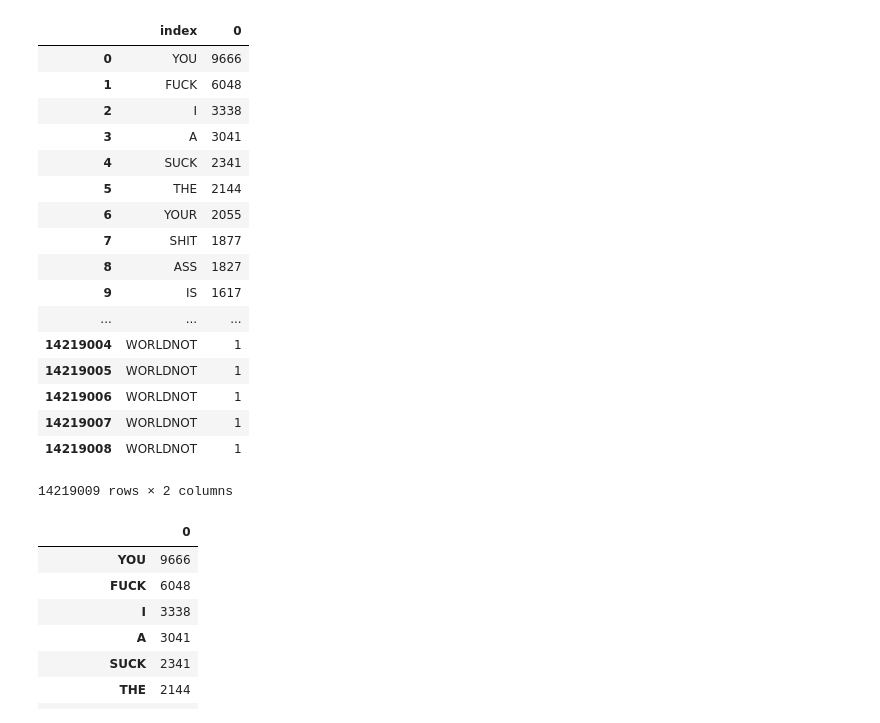
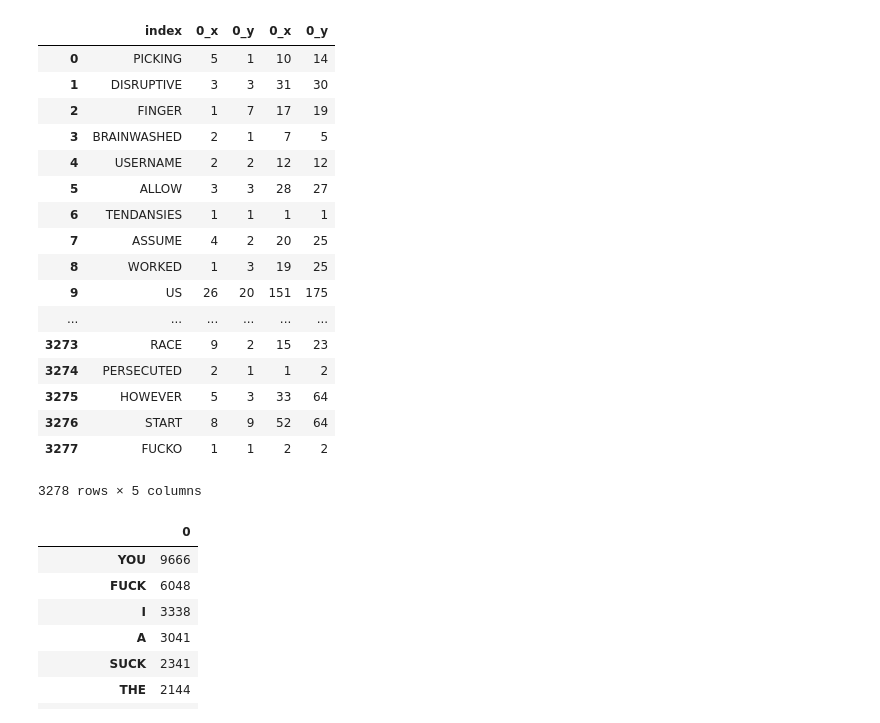
Before and after one commit to ashleyjiang28/toxic-comment, a Jupyter notebook: WordSubsetting.ipynb, the cells around one changed output. Cells and saved outputs as stored; diff of their text form; code cells hidden in the pictures.

```diff
--- a/WordSubsetting.ipynb
+++ b/WordSubsetting.ipynb
@@ -67,30 +77,49 @@ df = df_all
 # %%
 df = df[df["toxic"] == 1]
-
 di = search_subset(df)
-toxic = pd.DataFrame.from_dict(di,'index').sort_values(0, ascending=False)
-
+toxic = pd.DataFrame.from_dict(di,'index').reset_index()
+#.sort_values(0, ascending=False)
 df = df_all
 df = df[df["severe_toxic"] == 1]
 di = search_subset(df)
-severe = pd.DataFrame.from_dict(di,'index').sort_values(0, ascending=False)
+severe = pd.DataFrame.from_dict(di,'index').reset_index()
+
+df = df_all
+df = df[df["obscene"] == 1]
+di = search_subset(df)
+obscene = pd.DataFrame.from_dict(di,'index').reset_index()
+
+df = df_all
+df = df[df["insult"] == 1]
+di = search_subset(df)
+insult = pd.DataFrame.from_dict(di,'index').reset_index()
+
+df = df_all
+df = df[df["identity_hate"] == 1]
+di = search_subset(df)
+hate = pd.DataFrame.from_dict(di,'index').reset_index()
+
+data = toxic.merge(severe,on = "index")
+data = data.merge(insult, on = "index")
+data = data.merge(obscene, on = "index")
+data
 # %% [output]
-|  | index | 0 |
-| 0 | YOU | 9666 |
-| 1 | FUCK | 6048 |
-| 2 | I | 3338 |
-| 3 | A | 3041 |
-| 4 | SUCK | 2341 |
-| 5 | THE | 2144 |
-| 6 | YOUR | 2055 |
-| 7 | SHIT | 1877 |
-| 8 | ASS | 1827 |
-| 9 | IS | 1617 |
-| ... | ... | ... |
-| 14219004 | WORLDNOT | 1 |
-| 14219005 | WORLDNOT | 1 |
-| 14219006 | WORLDNOT | 1 |
-| 14219007 | WORLDNOT | 1 |
-| 14219008 | WORLDNOT | 1 |
+|  | index | 0_x | 0_y | 0_x | 0_y |
+| 0 | PICKING | 5 | 1 | 10 | 14 |
+| 1 | DISRUPTIVE | 3 | 3 | 31 | 30 |
+| 2 | FINGER | 1 | 7 | 17 | 19 |
+| 3 | BRAINWASHED | 2 | 1 | 7 | 5 |
+| 4 | USERNAME | 2 | 2 | 12 | 12 |
+| 5 | ALLOW | 3 | 3 | 28 | 27 |
+| 6 | TENDANSIES | 1 | 1 | 1 | 1 |
+| 7 | ASSUME | 4 | 2 | 20 | 25 |
+| 8 | WORKED | 1 | 3 | 19 | 25 |
+| 9 | US | 26 | 20 | 151 | 175 |
+| ... | ... | ... | ... | ... | ... |
+| 3273 | RACE | 9 | 2 | 15 | 23 |
+| 3274 | PERSECUTED | 2 | 1 | 1 | 2 |
+| 3275 | HOWEVER | 5 | 3 | 33 | 64 |
+| 3276 | START | 8 | 9 | 52 | 64 |
+| 3277 | FUCKO | 1 | 1 | 2 | 2 |
-14219009 rows × 2 columns
+3278 rows × 5 columns
 # %%
```
Also changed, not shown: parts of 4 cells of this notebook.
